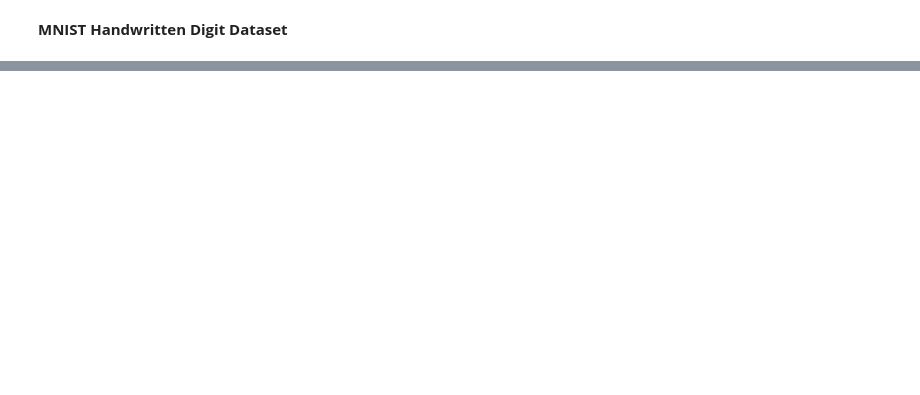
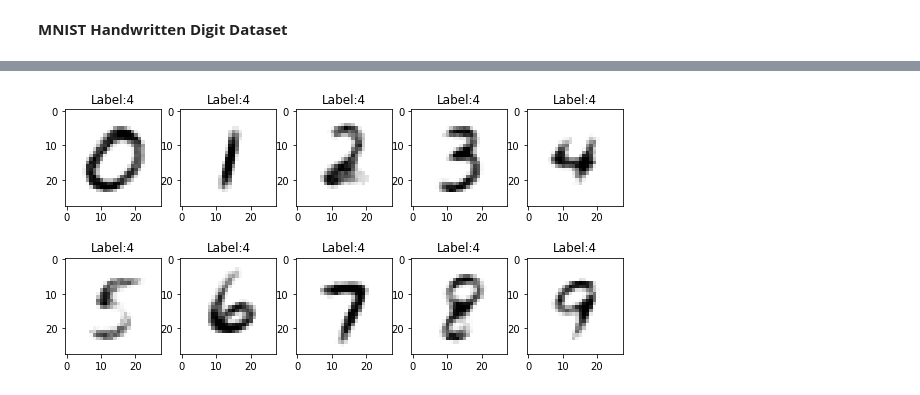
Before and after one commit to MarcoMulas99/ISD, a Jupyter notebook: MNIST_example.ipynb, the cells around one changed output, grey strips where cells are left out. Saved outputs shown, nothing was run; the diff lists cells and outputs as text; code cells hidden in the pictures; blank space fills up the shorter version.

```diff
--- a/MNIST_example.ipynb
+++ b/MNIST_example.ipynb
@@ -42,0 +82,26 @@ plt.bar(labels,n_samples_per_class)
+# %%
+#we want to compute di average (centroid) image for each class (from the trainig set)
+def fit(x_tr, y_tr):
+  n_classes = np.unique(y_tr).size
+  n_features = x_tr.shape[1]
+
+  centroids = np.zeros(shape=(n_classes, n_features))
+
+  #print(centroids.shape)
+  for k in range(n_classes):
+    xk = x_tr[y_tr==k,:]
+    centroids[k] = np.mean(xk, axis=0)
+    #plt.imshow(centroids[k].reshape(28,28))
+  return centroids
+
+centroids=fit(x_tr, y_tr)
+
+#visualize the centroids
+plt.figure(figsize=(10,5))
+for k in range(n_classes):
+  plt.subplot(2,5,k+1)
+  img = centroids[k,:].reshape(28,28)
+  plt.imshow(img, cmap='Greys')
+  plt.title("Label:"+str(y[i]))
+# %% [output]
+[figure, added]
```
Also changed, not shown: parts of 3 cells of this notebook.
